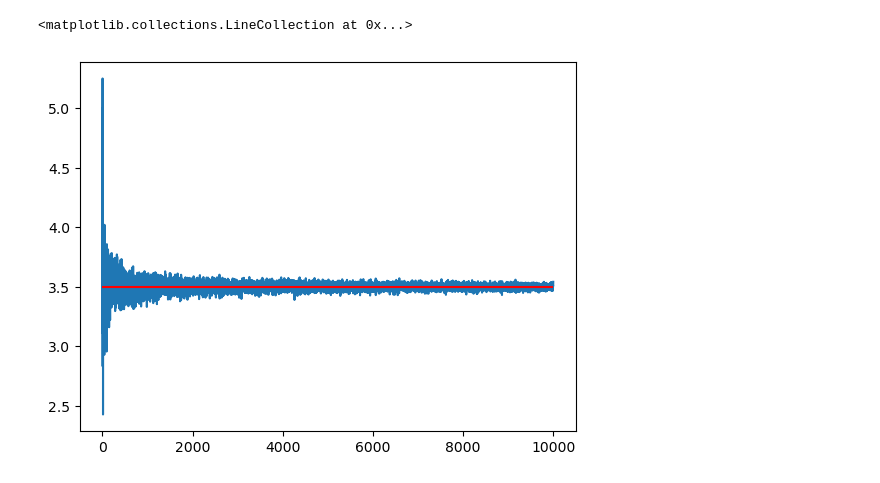
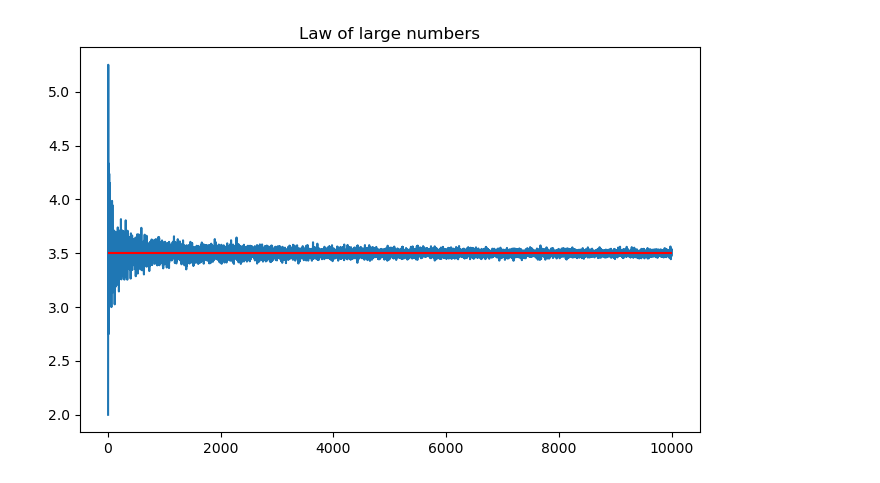
Before and after one commit to levikul09/Tutorials, a Jupyter notebook: LLN.ipynb, the cells around one changed output. Drawn from its saved outputs; the diff is of its cells as text; code cells hidden in the pictures.

```diff
--- a/LLN.ipynb
+++ b/LLN.ipynb
@@ -37,17 +36,22 @@ np.mean(avg_payoff)
 # %%
+fig, ax=plt.subplots(figsize=(8,5))
+
 avg_dice =[]
 
 n=1
 
 while n<10000:
     throws=random.choices([1,2,3,4,5,6], weights=[1/6,1/6,1/6,1/6,1/6,1/6], k=n)
     avg_dice.append(sum(throws)/n)
     n+=1
 
 x=range(1,10000)
 
 plt.plot(x, avg_dice)
 plt.hlines(y=3.5, xmin=0, xmax=10000, color='r')
+
+plt.title('Law of large numbers')
+
+#plt.savefig('dicerolls', dpi=300, facecolor='white',bbox_inches='tight' )
 # %% [output]
-<matplotlib.collections.LineCollection at 0x...>
-[figure, old version]
+[figure, new version]
```
Also changed, not shown: parts of 5 cells of this notebook, 1 other file.
